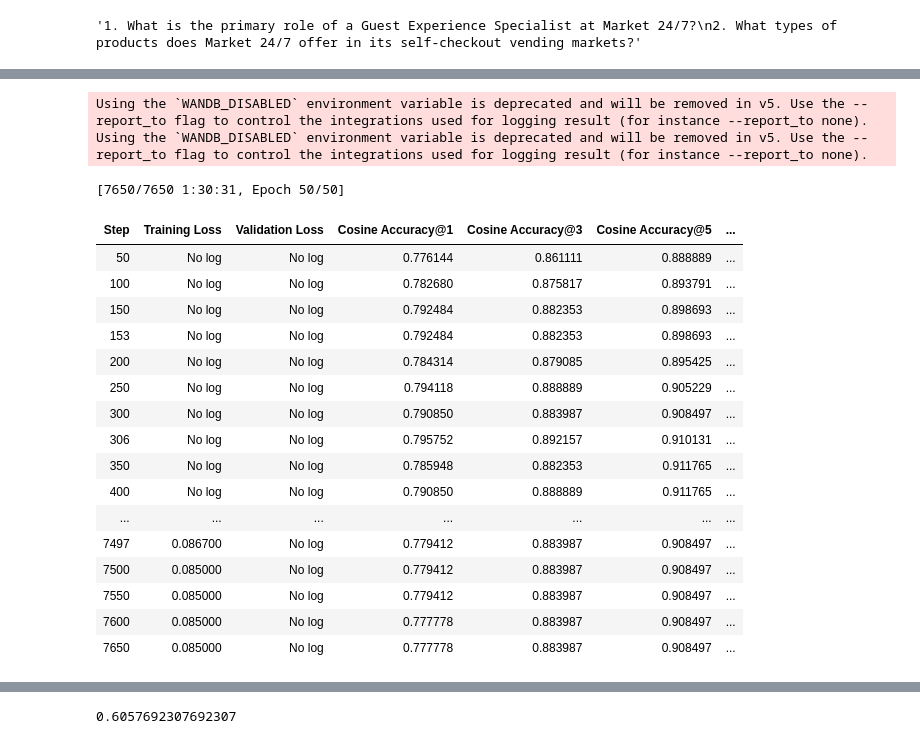
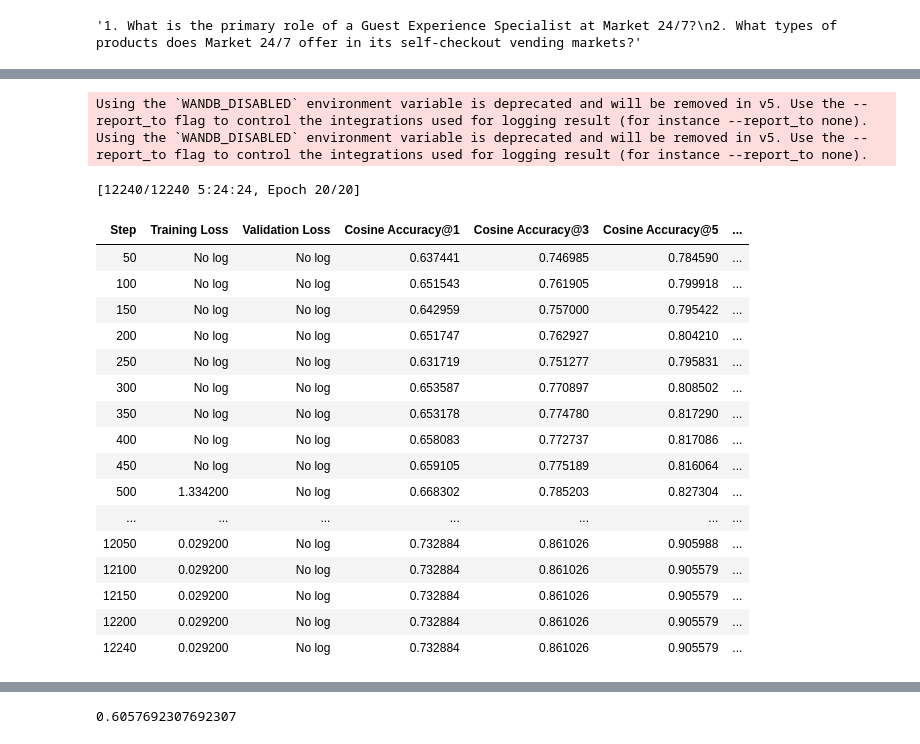
Before and after one commit to dhrits/job-hopper, a Jupyter notebook: nbs/finetuning_jobs.ipynb, the cells around one changed output, grey strips where cells are left out. Cells and saved outputs as stored; diff of their text form; code cells hidden in the pictures.

Commit message:
Switch to long version of model

```diff
--- a/nbs/finetuning_jobs.ipynb
+++ b/nbs/finetuning_jobs.ipynb
@@ -220,8 +220,8 @@ from sentence_transformers import InputExample
 from sentence_transformers import SentenceTransformer
 
 
-model_id = "Snowflake/snowflake-arctic-embed-m"
-model = SentenceTransformer(model_id)
+model_id = "Snowflake/snowflake-arctic-embed-m-long"
+model = SentenceTransformer(model_id, trust_remote_code=True)
 # %% [output]
 The secret `HF_TOKEN` does not exist in your Colab secrets.
 To authenticate with the Hugging Face Hub, create a token in your settings tab (https://huggingface.co/settings/tokens), set it as secret in your Google Colab and restart your session.
@@ -238,7 +239,7 @@ for query_id, query in training_question_store.items():
 # %%
 # https://huggingface.co/blog/matryoshka
 from sentence_transformers.losses import MatryoshkaLoss, MultipleNegativesRankingLoss
-BATCH_SIZE = 32
+BATCH_SIZE = 8
 train_dl = DataLoader(
     examples, batch_size=BATCH_SIZE
 )
@@ -264,37 +265,37 @@ evaluator = InformationRetrievalEvaluator(queries, corpus, relevant_docs)
 import os
 os.environ["WANDB_DISABLED"] = "true"
 # %%
-EPOCHS = 50
+EPOCHS = 20
 
 # https://huggingface.co/blog/how-to-train-sentence-transformers
 model.fit(
     train_objectives=[(train_dl, train_loss)],
     epochs=EPOCHS,
     warmup_steps=0,
     output_path='jobs_arctic',
     show_progress_bar=True,
     evaluator=evaluator,
     evaluation_steps=50,
 )
 # %% [output]
 Using the `WANDB_DISABLED` environment variable is deprecated and will be removed in v5. Use the --report_to flag to control the integrations used for logging result (for instance --report_to none).
 Using the `WANDB_DISABLED` environment variable is deprecated and will be removed in v5. Use the --report_to flag to control the integrations used for logging result (for instance --report_to none).
-[7650/7650 1:30:31, Epoch 50/50]
+[12240/12240 5:24:24, Epoch 20/20]
 | Step | Training Loss | Validation Loss | Cosine Accuracy@1 | Cosine Accuracy@3 | Cosine Accuracy@5 | ... |
-| 50 | No log | No log | 0.776144 | 0.861111 | 0.888889 | ... |
-| 100 | No log | No log | 0.782680 | 0.875817 | 0.893791 | ... |
-| 150 | No log | No log | 0.792484 | 0.882353 | 0.898693 | ... |
-| 153 | No log | No log | 0.792484 | 0.882353 | 0.898693 | ... |
-| 200 | No log | No log | 0.784314 | 0.879085 | 0.895425 | ... |
-| 250 | No log | No log | 0.794118 | 0.888889 | 0.905229 | ... |
-| 300 | No log | No log | 0.790850 | 0.883987 | 0.908497 | ... |
-| 306 | No log | No log | 0.795752 | 0.892157 | 0.910131 | ... |
-| 350 | No log | No log | 0.785948 | 0.882353 | 0.911765 | ... |
-| 400 | No log | No log | 0.790850 | 0.888889 | 0.911765 | ... |
+| 50 | No log | No log | 0.637441 | 0.746985 | 0.784590 | ... |
+| 100 | No log | No log | 0.651543 | 0.761905 | 0.799918 | ... |
+| 150 | No log | No log | 0.642959 | 0.757000 | 0.795422 | ... |
+| 200 | No log | No log | 0.651747 | 0.762927 | 0.804210 | ... |
+| 250 | No log | No log | 0.631719 | 0.751277 | 0.795831 | ... |
+| 300 | No log | No log | 0.653587 | 0.770897 | 0.808502 | ... |
+| 350 | No log | No log | 0.653178 | 0.774780 | 0.817290 | ... |
+| 400 | No log | No log | 0.658083 | 0.772737 | 0.817086 | ... |
+| 450 | No log | No log | 0.659105 | 0.775189 | 0.816064 | ... |
+| 500 | 1.334200 | No log | 0.668302 | 0.785203 | 0.827304 | ... |
 | ... | ... | ... | ... | ... | ... | ... |
-| 7497 | 0.086700 | No log | 0.779412 | 0.883987 | 0.908497 | ... |
-| 7500 | 0.085000 | No log | 0.779412 | 0.883987 | 0.908497 | ... |
-| 7550 | 0.085000 | No log | 0.779412 | 0.883987 | 0.908497 | ... |
-| 7600 | 0.085000 | No log | 0.777778 | 0.883987 | 0.908497 | ... |
-| 7650 | 0.085000 | No log | 0.777778 | 0.883987 | 0.908497 | ... |
+| 12050 | 0.029200 | No log | 0.732884 | 0.861026 | 0.905988 | ... |
+| 12100 | 0.029200 | No log | 0.732884 | 0.861026 | 0.905579 | ... |
+| 12150 | 0.029200 | No log | 0.732884 | 0.861026 | 0.905579 | ... |
+| 12200 | 0.029200 | No log | 0.732884 | 0.861026 | 0.905579 | ... |
+| 12240 | 0.029200 | No log | 0.732884 | 0.861026 | 0.905579 | ... |
 # %%
```
Also changed, not shown: parts of 7 cells of this notebook, 2 other files.
